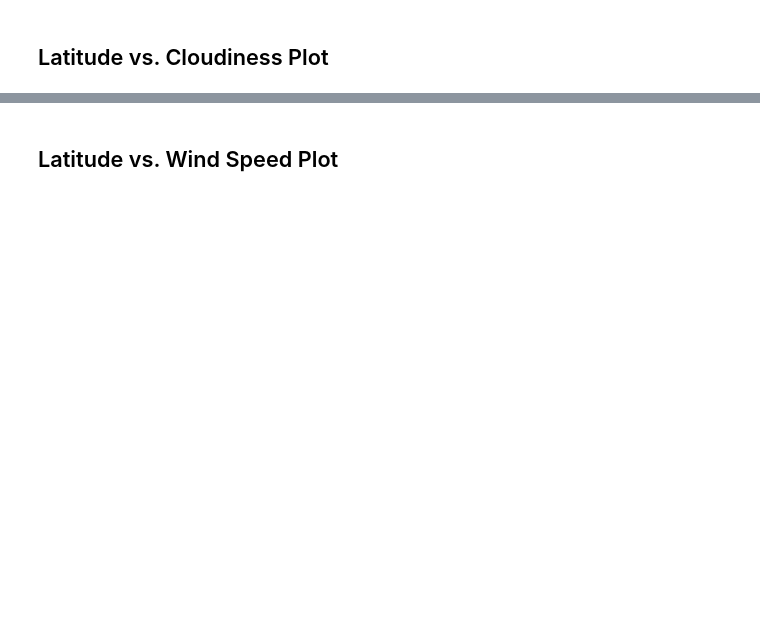
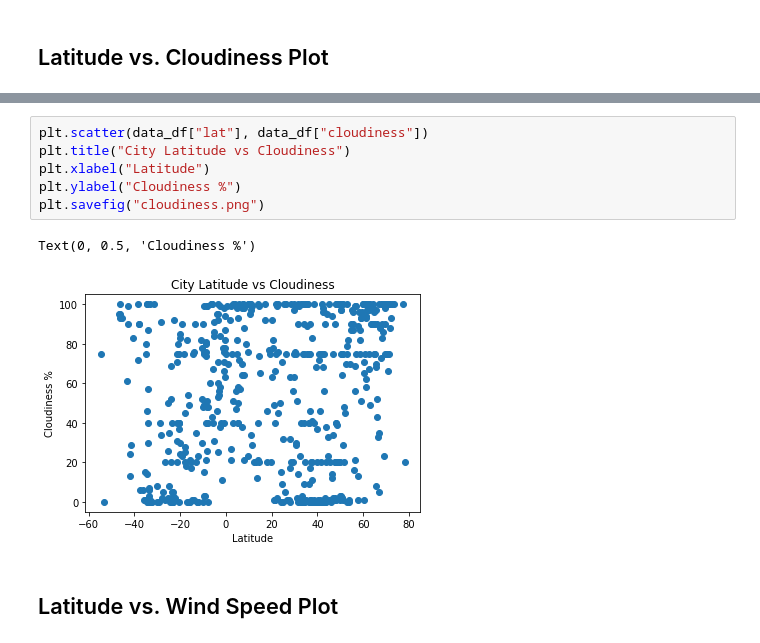
Before and after one commit to drrobb04/python-api-challenge, a Jupyter notebook: WeatherPy/WeatherPy.ipynb, the cells around one changed output, grey strips where cells are left out. Drawn from its saved outputs; the diff is of its cells as text; blank space fills up the shorter version.

```diff
--- a/WeatherPy/WeatherPy.ipynb
+++ b/WeatherPy/WeatherPy.ipynb
@@ -188,2 +197,11 @@ filtered_df
+# %%
+plt.scatter(data_df["lat"], data_df["cloudiness"])
+plt.title("City Latitude vs Cloudiness")
+plt.xlabel("Latitude")
+plt.ylabel("Cloudiness %")
+plt.savefig("cloudiness.png")
+# %% [output]
+Text(0, 0.5, 'Cloudiness %')
+[figure, added]
 # %% [markdown]
 ## Latitude vs. Wind Speed Plot
```
Also changed, not shown: parts of 7 cells of this notebook, 4 other files.
